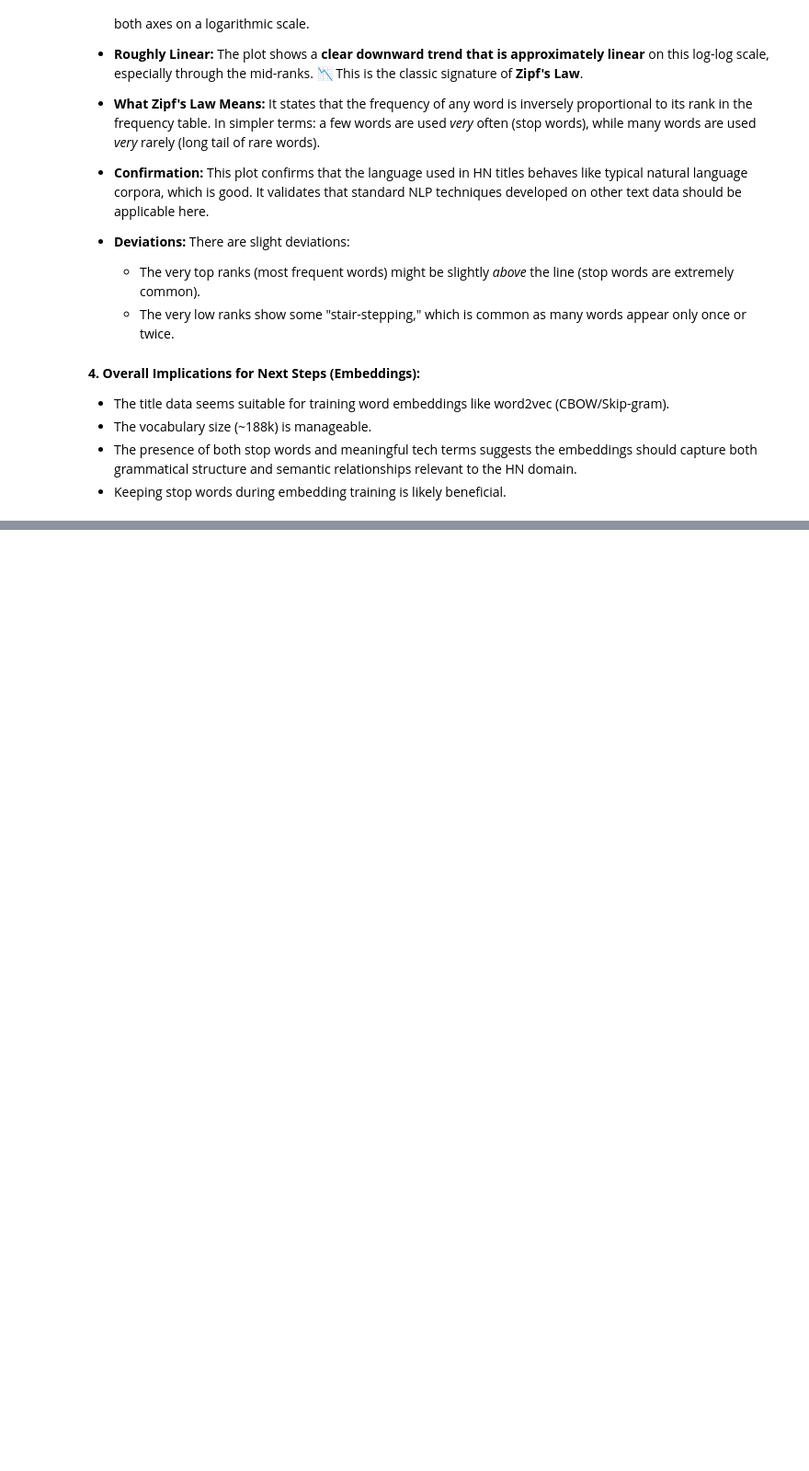
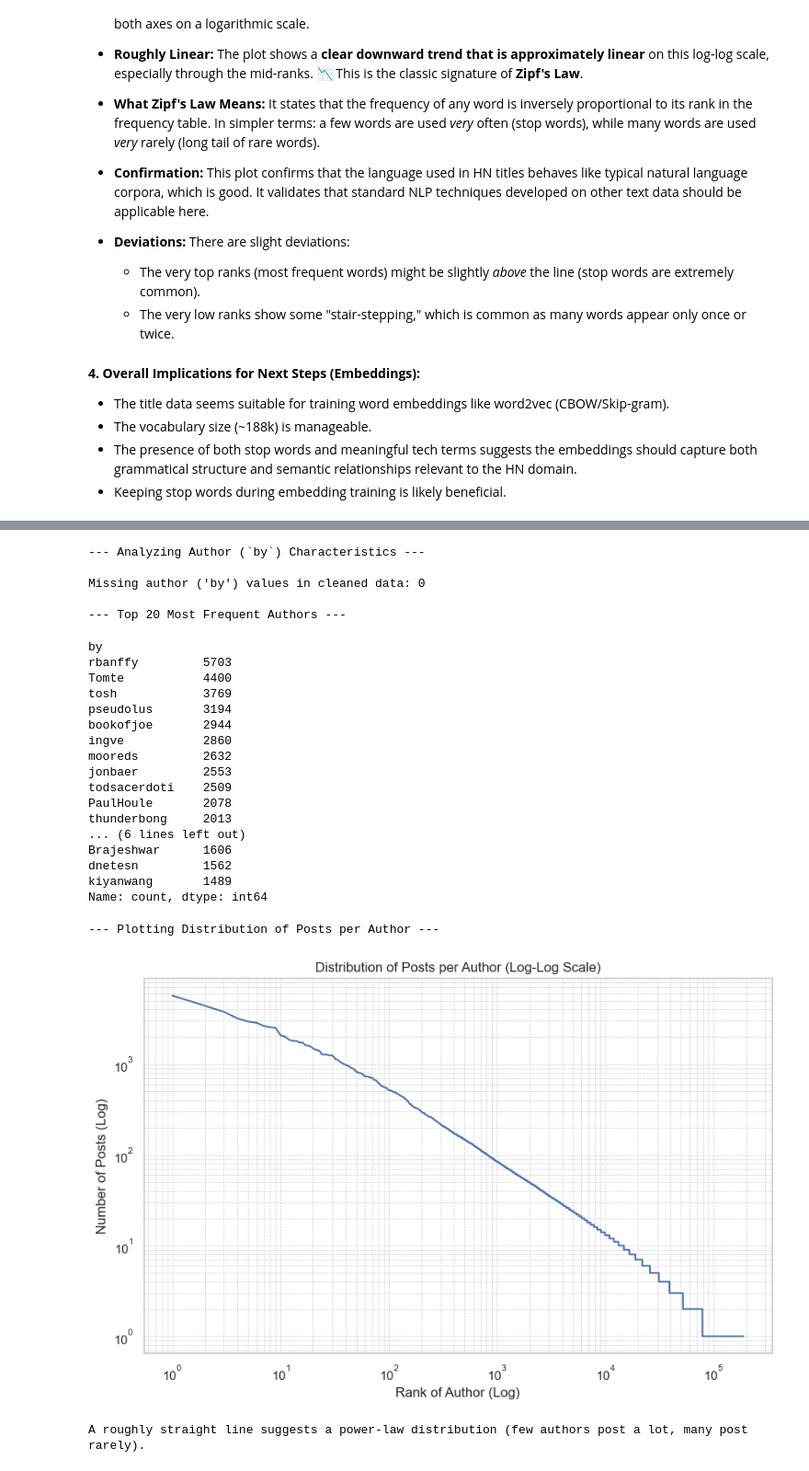
Before and after one commit to ocmoney/Dropout_Disco, a Jupyter notebook: notebooks/eda.ipynb, the cells around one changed output, grey strips where cells are left out. Shown: that part at 92% size. Saved outputs shown, nothing was run; the diff lists cells and outputs as text; code cells hidden in the pictures; blank space fills up the shorter version.

```diff
--- a/notebooks/eda.ipynb
+++ b/notebooks/eda.ipynb
@@ -704,0 +667,64 @@ else:
+# %%
+# Ensure df_stories_cleaned exists and is not empty
+if 'df_stories_cleaned' in locals() and not df_stories_cleaned.empty:
+
+    print("\n--- Analyzing Author (`by`) Characteristics ---")
+
+    # --- Check for Missing Authors in Cleaned Data ---
+    missing_authors = df_stories_cleaned['by'].isnull().sum()
+    print(f"\nMissing author ('by') values in cleaned data: {missing_authors}")
+    # Note: If score and by had the same number of nulls in the original sample,
+    # and we dropped based on score, this count might be 0.
+
+    # --- Most Frequent Authors ---
+    if 'by' in df_stories_cleaned.columns and df_stories_cleaned['by'].notnull().any():
+        print("\n--- Top 20 Most Frequent Authors ---")
+        # Calculate value counts for non-null authors
+        author_counts = df_stories_cleaned['by'].value_counts()
+        # Display top 20
+        display(author_counts.head(20))
+
+        # --- Plot Distribution of Posts per Author (Log-Log Scale) ---
+        # Similar to word frequency, author frequency often follows a power law
+        print("\n--- Plotting Distribution of Posts per Author ---")
+        author_freq = sorted(author_counts.values, reverse=True)
+        plt.figure(figsize=(10, 6))
+        plt.loglog(range(1, len(author_freq) + 1), author_freq) # Use log-log scale
+        plt.title('Distribution of Posts per Author (Log-Log Scale)')
+        plt.xlabel('Rank of Author (Log)')
+        plt.ylabel('Number of Posts (Log)')
+        plt.grid(True, which="both", ls="--", linewidth=0.5)
+        plt.show()
+        print("A roughly straight line suggests a power-law distribution (few authors post a lot, many post rarely).")
+
+    else:
+        print("Column 'by' not found or contains only null values.")
+
+else:
+    print("Error: df_stories_cleaned DataFrame not found or is empty. Cannot analyze author frequency.")
+# %% [output]
+--- Analyzing Author (`by`) Characteristics ---
+
+Missing author ('by') values in cleaned data: 0
+
+--- Top 20 Most Frequent Authors ---
+by
+rbanffy         5703
+Tomte           4400
+tosh            3769
+pseudolus       3194
+bookofjoe       2944
+ingve           2860
+mooreds         2632
+jonbaer         2553
+todsacerdoti    2509
+PaulHoule       2078
+thunderbong     2013
+... (6 lines left out)
+Brajeshwar      1606
+dnetesn         1562
+kiyanwang       1489
+Name: count, dtype: int64
+--- Plotting Distribution of Posts per Author ---
+[figure, added]
+A roughly straight line suggests a power-law distribution (few authors post a lot, many post rarely).
```
Also changed, not shown: parts of 6 cells of this notebook.
